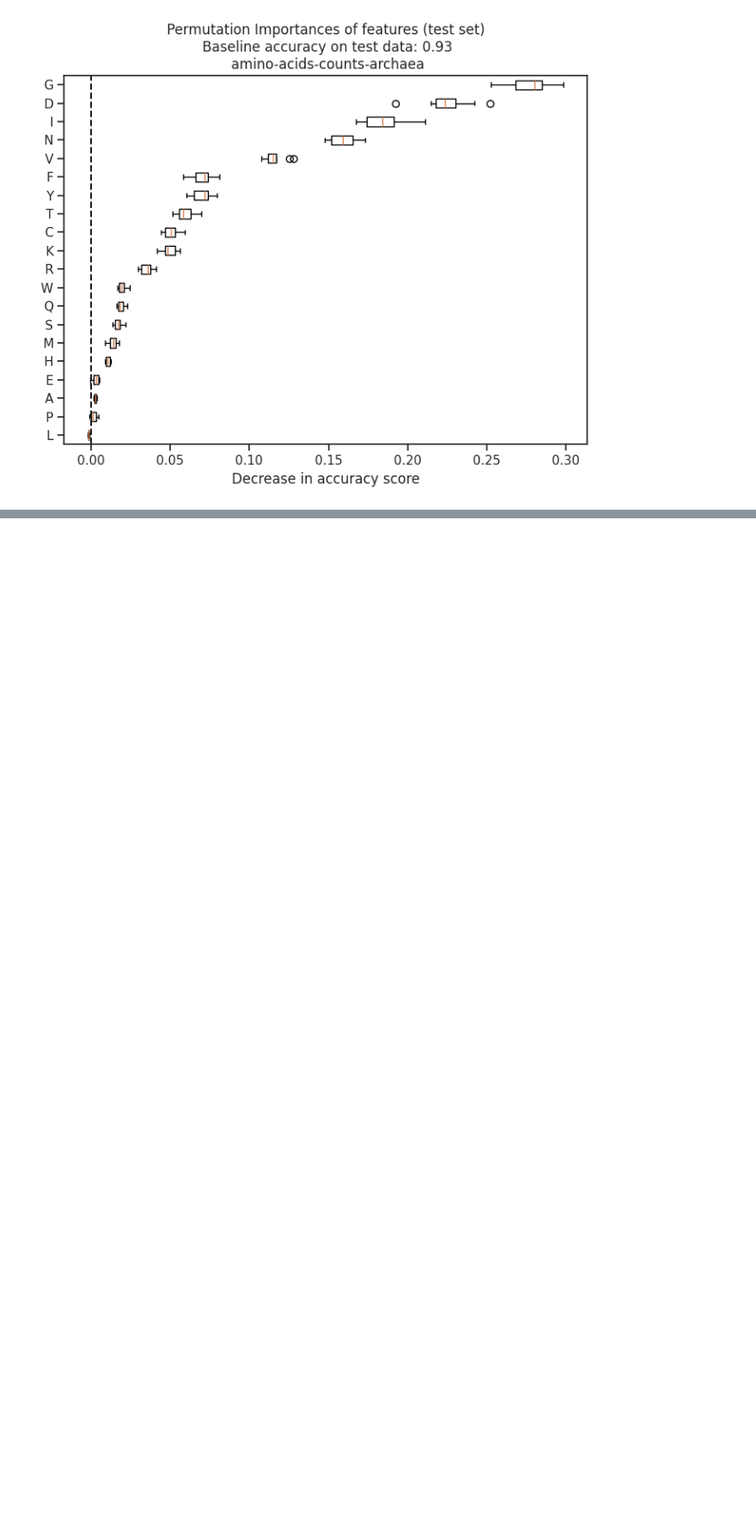
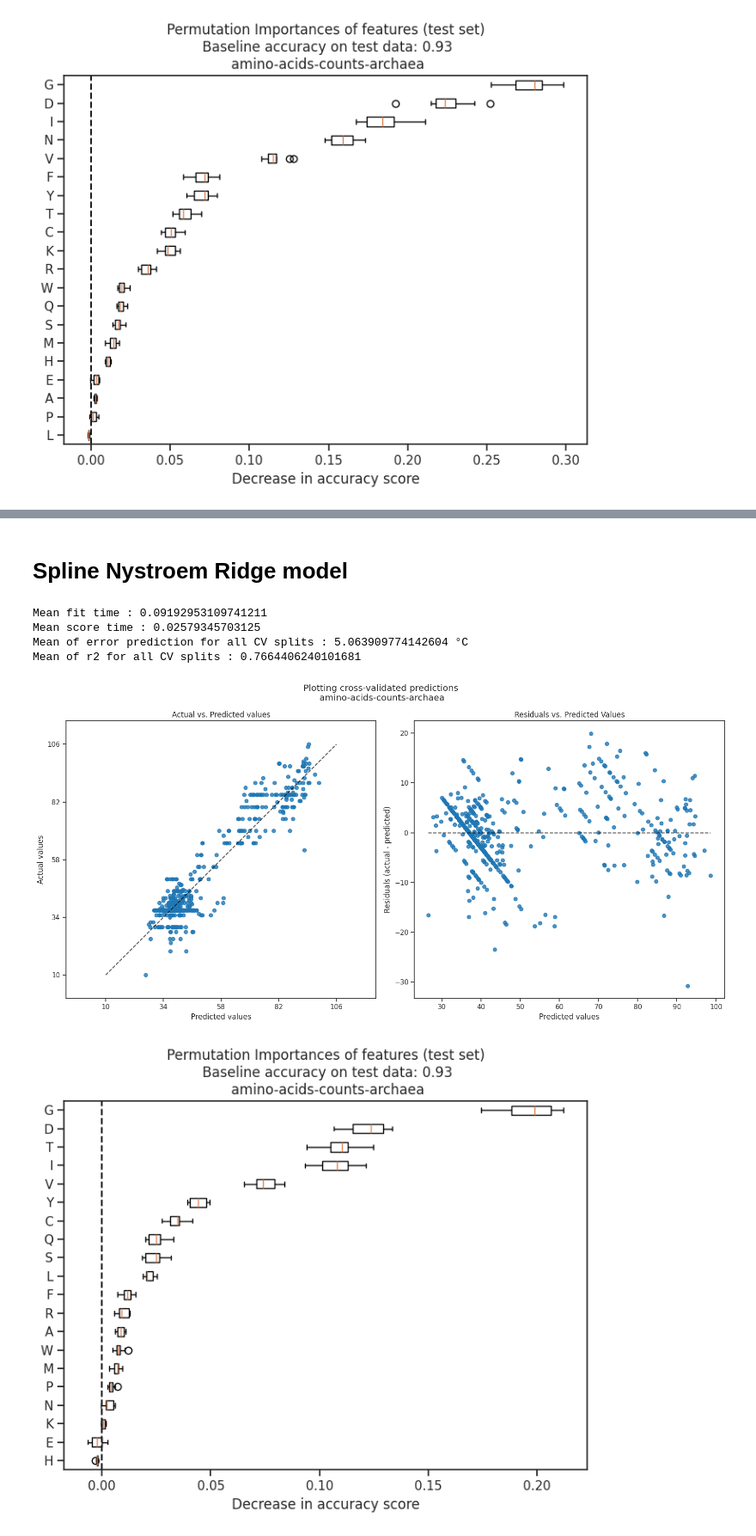
Before and after one commit to ArchaeaHunter/ogt-prophesy, a Jupyter notebook: src/notebook_archaea_ogt_prediction.ipynb, the cells around one changed output, grey strips where cells are left out. Shown at 86% size. Drawn from its saved outputs; the diff is of its cells as text; code cells hidden in the pictures; blank space fills up the shorter version.

```diff
--- a/src/notebook_archaea_ogt_prediction.ipynb
+++ b/src/notebook_archaea_ogt_prediction.ipynb
@@ -124,0 +141,21 @@ pogt_lm.permutation_importance_test()
+# %% [markdown]
+# Spline Nystroem Ridge model
+# %%
+model = models["ridge_spline_nystroem"]
+pogt = PredictorOGT(data,target,model,cv,None,exp_name,group)
+param_grid = {"spline__n_knots":[int(value) for value in np.linspace(5,50,10)],
+    "spline__degree": [int(value) for value in np.linspace(10,100,10)],
+    "nystroem__gamma": np.linspace(0,0.2,9),
+    "nystroem__n_components": [int(value) for value in np.linspace(10,100,10)]}
+
+pogt.search_hyperparams(param_grid,False)
+pred_target = pogt.predict_target()
+pogt.print_error_estimation()
+pogt.permutation_importance_test()
+# %% [output]
+Mean fit time : 0.09192953109741211
+Mean score time : 0.02579345703125
+Mean of error prediction for all CV splits : 5.063909774142604 °C
+Mean of r2 for all CV splits : 0.7664406240101681
+[figure, added]
+[figure, added]
```
Also changed, not shown: parts of 10 cells of this notebook.
